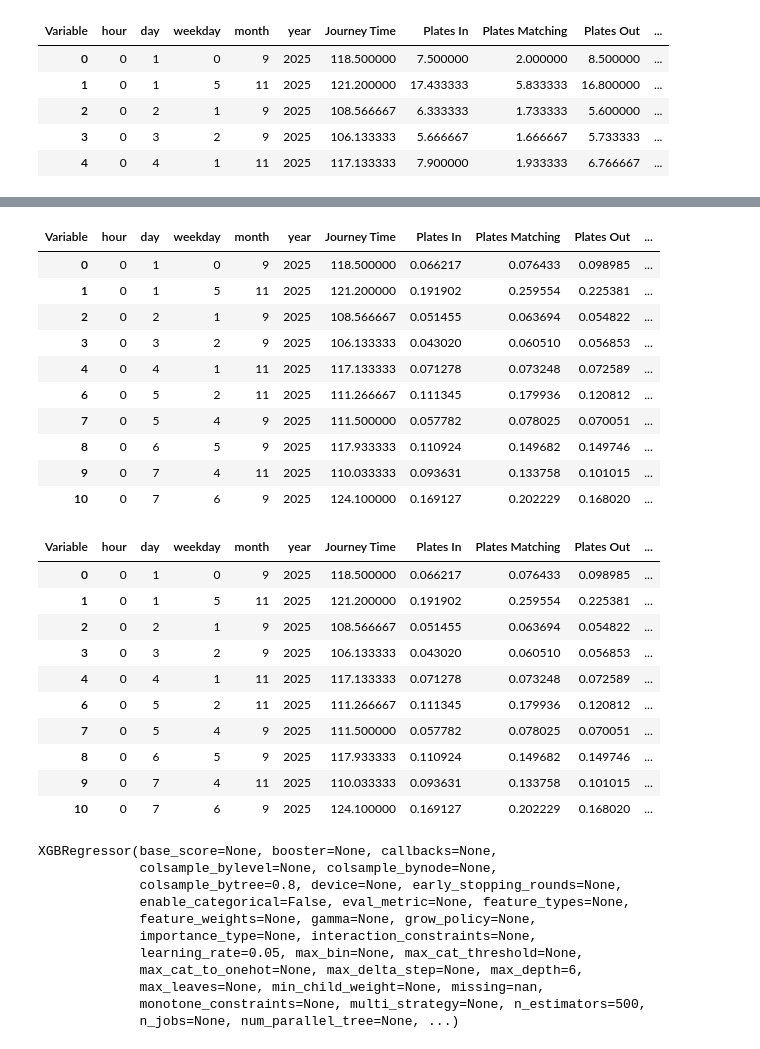
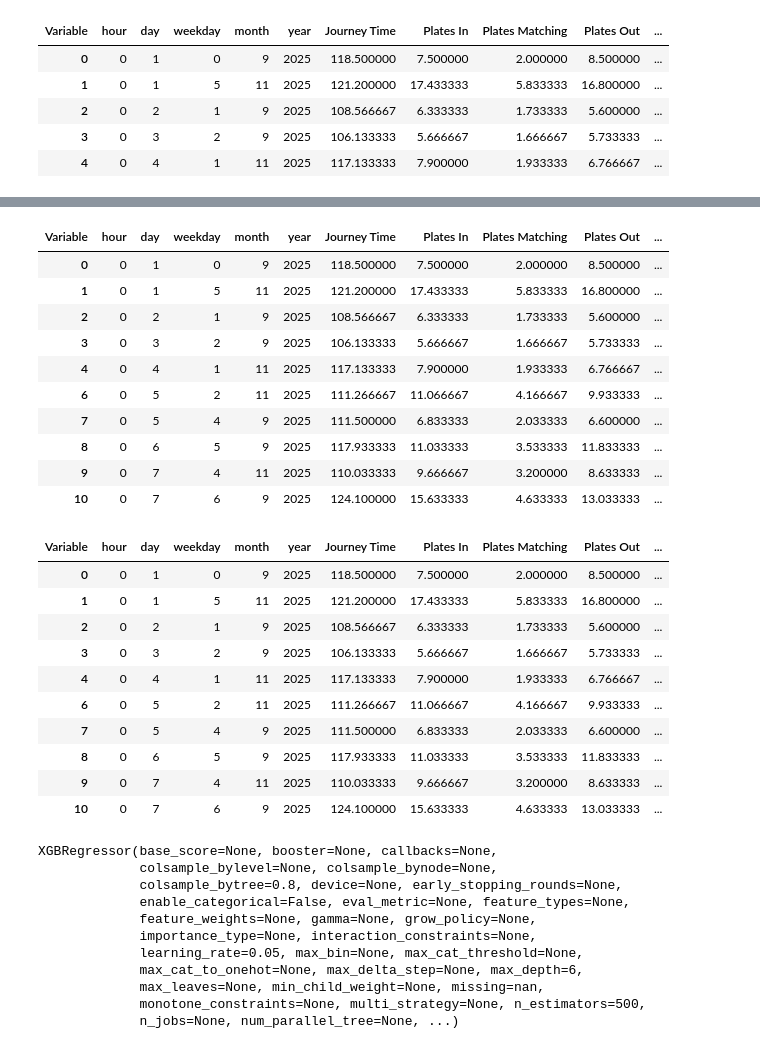
Before and after one commit to brownpr/jersey_ai_hackathon, a Jupyter notebook: newcastle_urban_observatory/journey_time_enhancements.ipynb, the cells around one changed output, grey strips where cells are left out. Cells and saved outputs as stored; diff of their text form; code cells hidden in the pictures.

Commit message:
Actual non normalised model

```diff
--- a/newcastle_urban_observatory/journey_time_enhancements.ipynb
+++ b/newcastle_urban_observatory/journey_time_enhancements.ipynb
@@ -363,20 +357,20 @@ max           1.000000     1.000000
 # %%
 
-dropna = normalise_df.dropna()
+dropna = removeoutlier_sensor_data_df.dropna()
 
 display(HTML(dropna.head(10).to_html()))
 # %% [output]
 | Variable | hour | day | weekday | month | year | Journey Time | Plates In | Plates Matching | Plates Out | ... |
-| 0 | 0 | 1 | 0 | 9 | 2025 | 118.500000 | 0.066217 | 0.076433 | 0.098985 | ... |
-| 1 | 0 | 1 | 5 | 11 | 2025 | 121.200000 | 0.191902 | 0.259554 | 0.225381 | ... |
-| 2 | 0 | 2 | 1 | 9 | 2025 | 108.566667 | 0.051455 | 0.063694 | 0.054822 | ... |
-| 3 | 0 | 3 | 2 | 9 | 2025 | 106.133333 | 0.043020 | 0.060510 | 0.056853 | ... |
-| 4 | 0 | 4 | 1 | 11 | 2025 | 117.133333 | 0.071278 | 0.073248 | 0.072589 | ... |
-| 6 | 0 | 5 | 2 | 11 | 2025 | 111.266667 | 0.111345 | 0.179936 | 0.120812 | ... |
-| 7 | 0 | 5 | 4 | 9 | 2025 | 111.500000 | 0.057782 | 0.078025 | 0.070051 | ... |
-| 8 | 0 | 6 | 5 | 9 | 2025 | 117.933333 | 0.110924 | 0.149682 | 0.149746 | ... |
-| 9 | 0 | 7 | 4 | 11 | 2025 | 110.033333 | 0.093631 | 0.133758 | 0.101015 | ... |
-| 10 | 0 | 7 | 6 | 9 | 2025 | 124.100000 | 0.169127 | 0.202229 | 0.168020 | ... |
+| 0 | 0 | 1 | 0 | 9 | 2025 | 118.500000 | 7.500000 | 2.000000 | 8.500000 | ... |
+| 1 | 0 | 1 | 5 | 11 | 2025 | 121.200000 | 17.433333 | 5.833333 | 16.800000 | ... |
+| 2 | 0 | 2 | 1 | 9 | 2025 | 108.566667 | 6.333333 | 1.733333 | 5.600000 | ... |
+| 3 | 0 | 3 | 2 | 9 | 2025 | 106.133333 | 5.666667 | 1.666667 | 5.733333 | ... |
+| 4 | 0 | 4 | 1 | 11 | 2025 | 117.133333 | 7.900000 | 1.933333 | 6.766667 | ... |
+| 6 | 0 | 5 | 2 | 11 | 2025 | 111.266667 | 11.066667 | 4.166667 | 9.933333 | ... |
+| 7 | 0 | 5 | 4 | 9 | 2025 | 111.500000 | 6.833333 | 2.033333 | 6.600000 | ... |
+| 8 | 0 | 6 | 5 | 9 | 2025 | 117.933333 | 11.033333 | 3.533333 | 11.833333 | ... |
+| 9 | 0 | 7 | 4 | 11 | 2025 | 110.033333 | 9.666667 | 3.200000 | 8.633333 | ... |
+| 10 | 0 | 7 | 6 | 9 | 2025 | 124.100000 | 15.633333 | 4.633333 | 13.033333 | ... |
 # %%
 # ---------------------------------------------------------
 # 2. Final DF
@@ -396,16 +390,16 @@ y = numeric_df["Journey Time"]
 display(HTML(numeric_df.head(10).to_html()))
 # %% [output]
 | Variable | hour | day | weekday | month | year | Journey Time | Plates In | Plates Matching | Plates Out | ... |
-| 0 | 0 | 1 | 0 | 9 | 2025 | 118.500000 | 0.066217 | 0.076433 | 0.098985 | ... |
-| 1 | 0 | 1 | 5 | 11 | 2025 | 121.200000 | 0.191902 | 0.259554 | 0.225381 | ... |
-| 2 | 0 | 2 | 1 | 9 | 2025 | 108.566667 | 0.051455 | 0.063694 | 0.054822 | ... |
-| 3 | 0 | 3 | 2 | 9 | 2025 | 106.133333 | 0.043020 | 0.060510 | 0.056853 | ... |
-| 4 | 0 | 4 | 1 | 11 | 2025 | 117.133333 | 0.071278 | 0.073248 | 0.072589 | ... |
-| 6 | 0 | 5 | 2 | 11 | 2025 | 111.266667 | 0.111345 | 0.179936 | 0.120812 | ... |
-| 7 | 0 | 5 | 4 | 9 | 2025 | 111.500000 | 0.057782 | 0.078025 | 0.070051 | ... |
-| 8 | 0 | 6 | 5 | 9 | 2025 | 117.933333 | 0.110924 | 0.149682 | 0.149746 | ... |
-| 9 | 0 | 7 | 4 | 11 | 2025 | 110.033333 | 0.093631 | 0.133758 | 0.101015 | ... |
-| 10 | 0 | 7 | 6 | 9 | 2025 | 124.100000 | 0.169127 | 0.202229 | 0.168020 | ... |
+| 0 | 0 | 1 | 0 | 9 | 2025 | 118.500000 | 7.500000 | 2.000000 | 8.500000 | ... |
+| 1 | 0 | 1 | 5 | 11 | 2025 | 121.200000 | 17.433333 | 5.833333 | 16.800000 | ... |
+| 2 | 0 | 2 | 1 | 9 | 2025 | 108.566667 | 6.333333 | 1.733333 | 5.600000 | ... |
+| 3 | 0 | 3 | 2 | 9 | 2025 | 106.133333 | 5.666667 | 1.666667 | 5.733333 | ... |
+| 4 | 0 | 4 | 1 | 11 | 2025 | 117.133333 | 7.900000 | 1.933333 | 6.766667 | ... |
+| 6 | 0 | 5 | 2 | 11 | 2025 | 111.266667 | 11.066667 | 4.166667 | 9.933333 | ... |
+| 7 | 0 | 5 | 4 | 9 | 2025 | 111.500000 | 6.833333 | 2.033333 | 6.600000 | ... |
+| 8 | 0 | 6 | 5 | 9 | 2025 | 117.933333 | 11.033333 | 3.533333 | 11.833333 | ... |
+| 9 | 0 | 7 | 4 | 11 | 2025 | 110.033333 | 9.666667 | 3.200000 | 8.633333 | ... |
+| 10 | 0 | 7 | 6 | 9 | 2025 | 124.100000 | 15.633333 | 4.633333 | 13.033333 | ... |
 # %%
 
 # ---------------------------------------------------------
```
Also changed, not shown: parts of 7 cells of this notebook, 1 other file.
